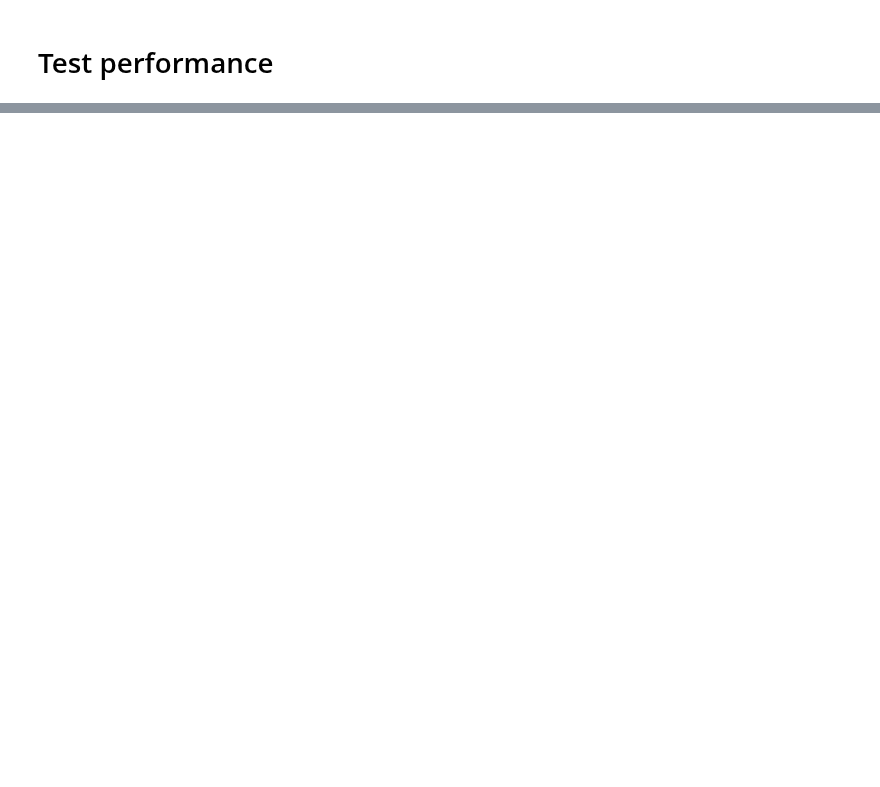
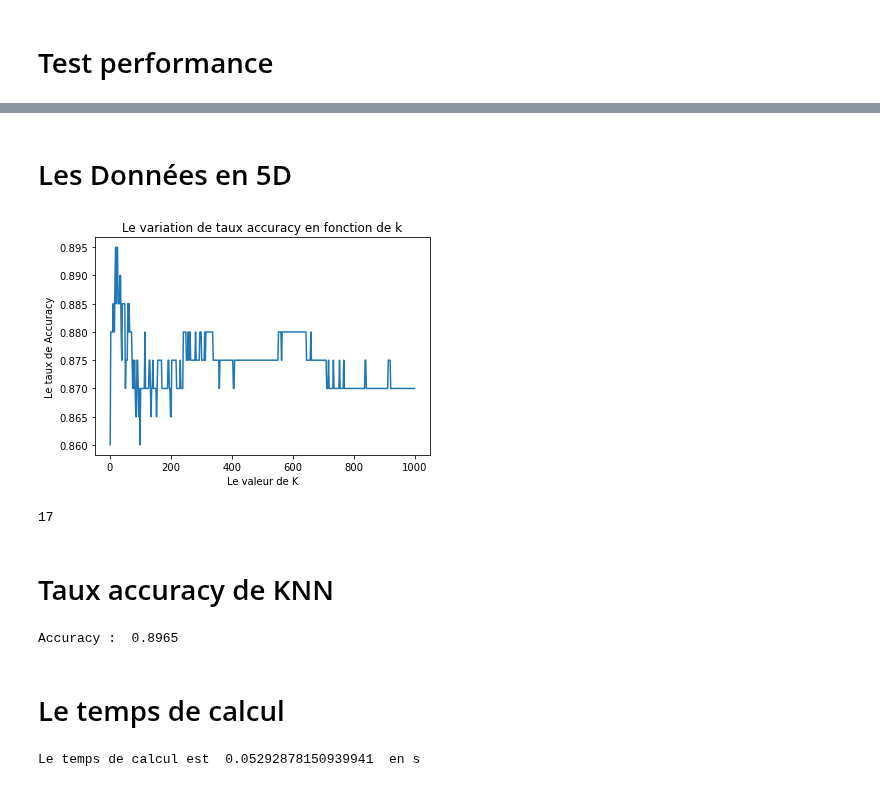
Before and after one commit to baris221/LU3IN026_TME, a Jupyter notebook: projet-1/projet-1.ipynb, the cells around one changed output, grey strips where cells are left out. Cells and saved outputs as stored; diff of their text form; code cells hidden in the pictures; blank space fills up the shorter version.

```diff
--- a/projet-1/projet-1.ipynb
+++ b/projet-1/projet-1.ipynb
@@ -123,10 +125,10 @@ ut.plot2DSet(X2D,Y2D)
 # %%
-def found_k(retour=True,graphe=True):
+def found_k(desc_set,label_set,dimension,retour=True,graphe=True):
     KNN_test_acc=[]
     List_k=[]
     for k in range(1,1000,2):
-        desc_train,label_train,desc_test,label_test=ut.crossval_strat(X2D,Y2D,10,2)
-        classifeurKNN=classif.ClassifierKNN(2,k)
+        desc_train,label_train,desc_test,label_test=ut.crossval_strat(desc_set,label_set,10,2)
+        classifeurKNN=classif.ClassifierKNN(dimension,k)
         List_k.append(k)
         classifeurKNN.train(desc_train,label_train)
         accKNN=classifeurKNN.accuracy(desc_test,label_test)
@@ -224,0 +227,37 @@ Le taux accuracy de Perceptron bias avec le label est  0.8039999999999999
+# %% [markdown]
+# Les Données en 5D
+# %%
+k_optimal_5D=found_k(X5D,Y5D,5)
+k_optimal_5D
+# %% [output]
+[figure, added]
+17
+# %% [markdown]
+# Taux accuracy de KNN
+# %%
+knn_5D = classif.ClassifierKNN(5,k_optimal_5D)
+
+# Cross learning
+desc_train, label_train, desc_test, label_test = ut.crossval_strat(X5D,Y5D,10,2)
+knn_5D.train(desc_train, label_train)
+
+print("Accuracy : ", knn_5D.accuracy(X5D,Y5D))
+# %% [output]
+Accuracy :  0.8965
+# %% [markdown]
+# Le temps de calcul
+# %%
+temps_calcul=0
+for i in range(10):
+    desc_train,label_train,desc_test,label_test=ut.crossval_strat(X5D,Y5D,10,2)
+    debut=time.time()
+    classifeurKNNtime=classif.ClassifierKNN(5,k_optimal_5D)
+    classifeurKNNtime.train(desc_train,label_train)
+    accKNN=classifeurKNNtime.accuracy(desc_test,label_test)
+    fin=time.time()
+    temps_calcul=temps_calcul+fin-debut
+
+str_temps_calcul_KNN=str(temps_calcul/10)
+print("Le temps de calcul est ",str_temps_calcul_KNN," en s")
+# %% [output]
+Le temps de calcul est  0.05292878150939941  en s
```
Also changed, not shown: parts of 7 cells of this notebook.
